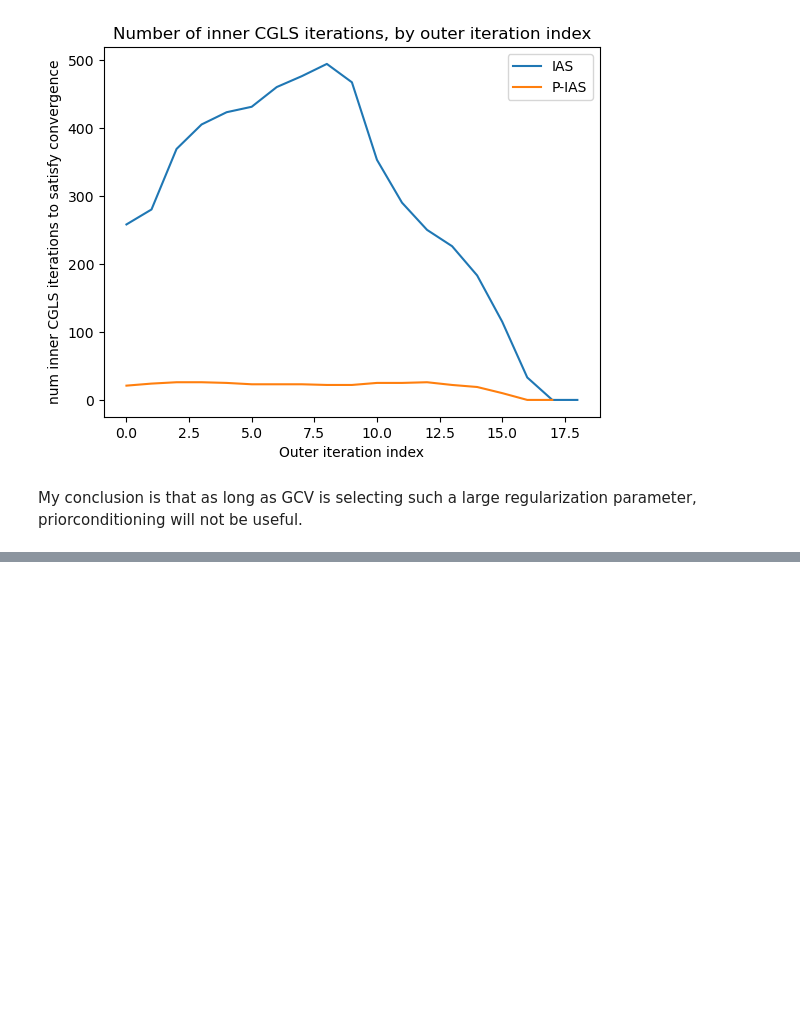
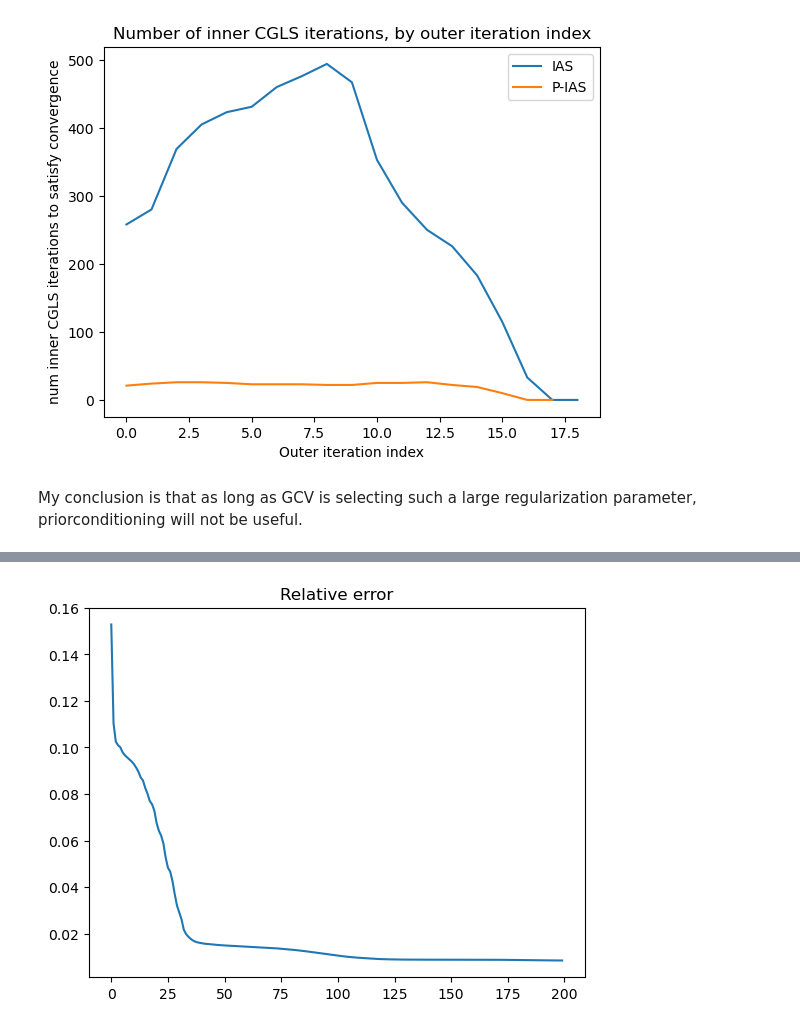
Before and after one commit to mpasha3/IRLS_prec_GSBL, a Jupyter notebook: 1d_deblurring.ipynb, the cells around one changed output, grey strips where cells are left out. Saved outputs shown, nothing was run; the diff lists cells and outputs as text; code cells hidden in the pictures; blank space fills up the shorter version.

```diff
--- a/1d_deblurring.ipynb
+++ b/1d_deblurring.ipynb
@@ -234,0 +264,6 @@ My conclusion is that as long as GCV is selecting such a large regularization pa
+# %%
+plt.plot(gks_data["relError"])
+plt.title("Relative error")
+plt.show()
+# %% [output]
+[figure, added]
```
Also changed, not shown: parts of 10 cells of this notebook, 1 other file.
